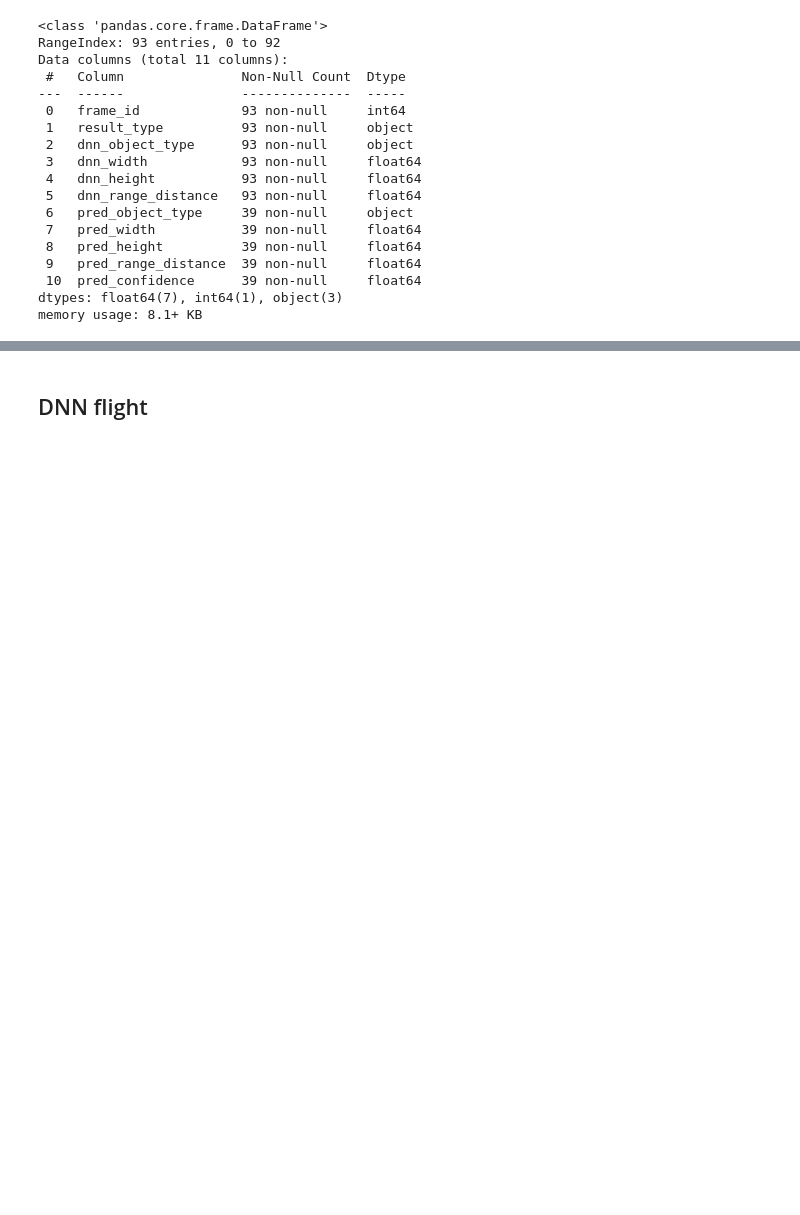
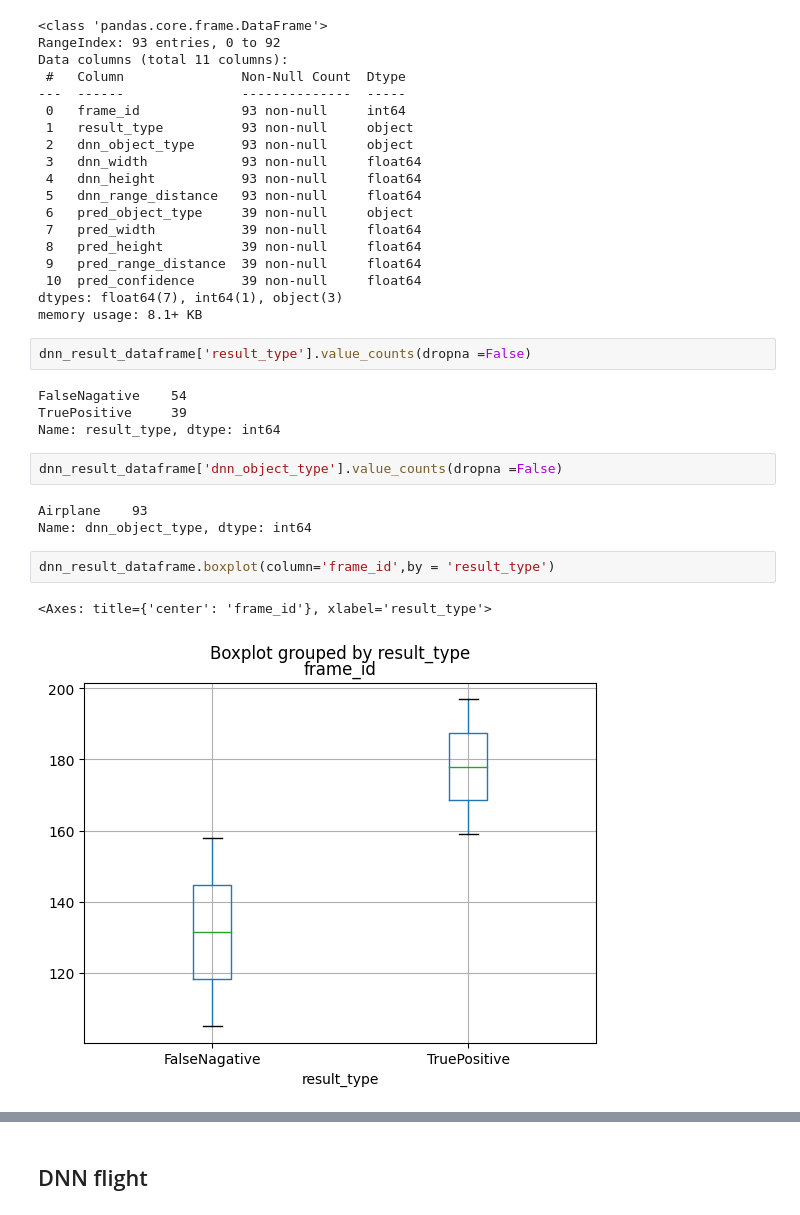
Before and after one commit to bulentsiyah/Mantis-Shrimp-Eye-s-Collision-Avoidance, a Jupyter notebook: dataframe_analysis.ipynb, the cells around one changed output, grey strips where cells are left out. Saved outputs shown, nothing was run; the diff lists cells and outputs as text; blank space fills up the shorter version.

```diff
--- a/dataframe_analysis.ipynb
+++ b/dataframe_analysis.ipynb
@@ -158,3 +158,19 @@ Data columns (total 11 columns):
  10  pred_confidence      39 non-null     float64
 dtypes: float64(7), int64(1), object(3)
 memory usage: 8.1+ KB
+# %%
+dnn_result_dataframe['result_type'].value_counts(dropna =False)
+# %% [output]
+FalseNagative    54
+TruePositive     39
+Name: result_type, dtype: int64
+# %%
+dnn_result_dataframe['dnn_object_type'].value_counts(dropna =False)
+# %% [output]
+Airplane    93
+Name: dnn_object_type, dtype: int64
+# %%
+dnn_result_dataframe.boxplot(column='frame_id',by = 'result_type')
+# %% [output]
+<Axes: title={'center': 'frame_id'}, xlabel='result_type'>
+[figure, added]
```
Also changed, not shown: parts of 9 cells of this notebook, 5 other files.
